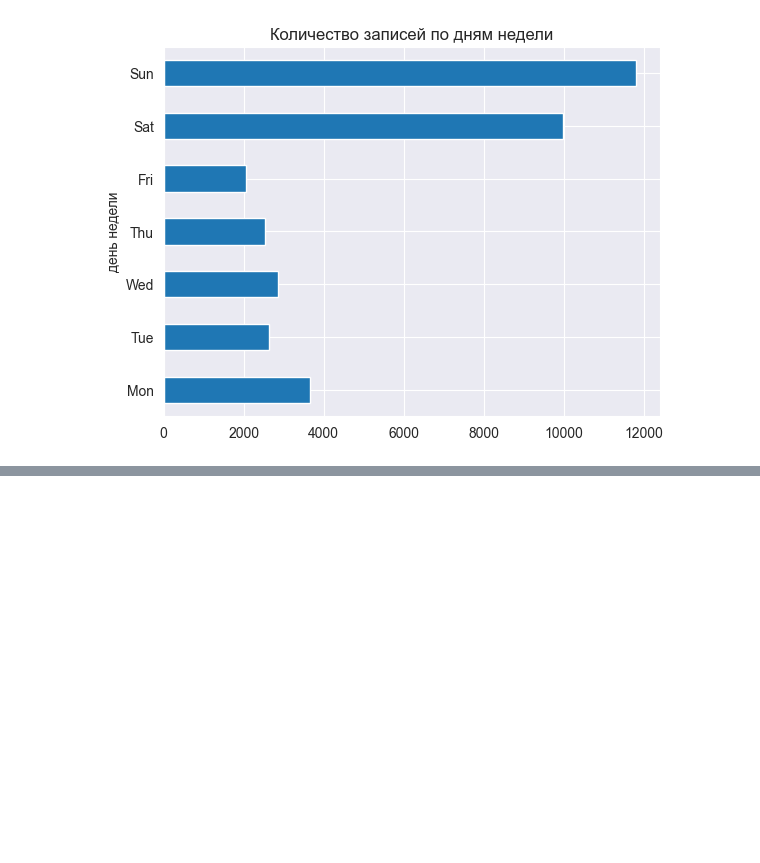
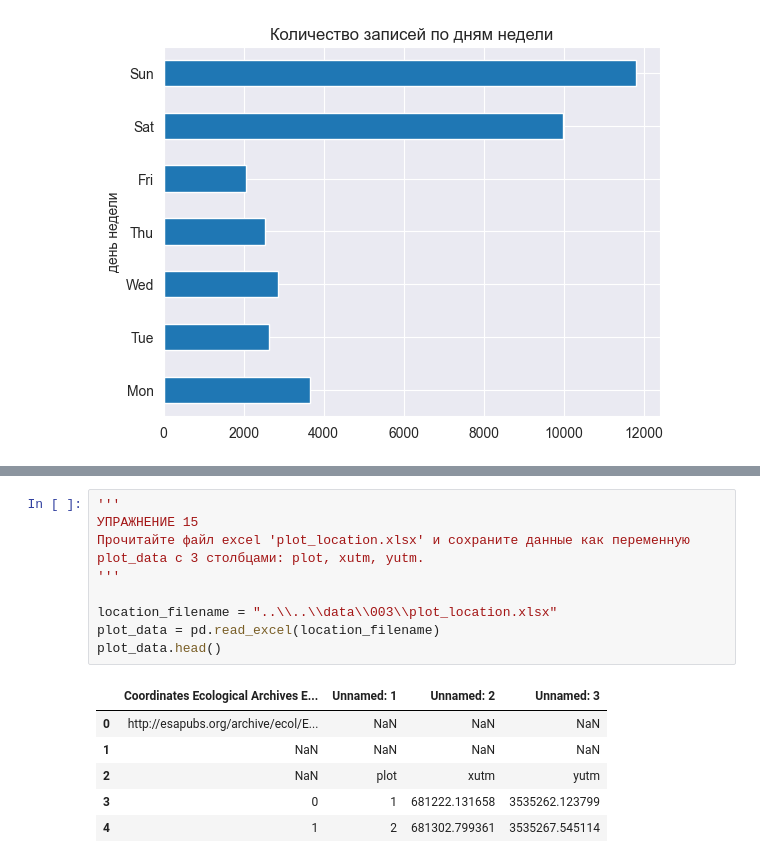
Before and after one commit to afedyanin/msu-data-analysis, a Jupyter notebook: notebooks/msu/ad-task-003.ipynb, the cells around one changed output, grey strips where cells are left out. Drawn from its saved outputs; the diff is of its cells as text; blank space fills up the shorter version.

```diff
--- a/notebooks/msu/ad-task-003.ipynb
+++ b/notebooks/msu/ad-task-003.ipynb
@@ -272,0 +296,16 @@ KeyError: 'False: boolean label can not be used without a boolean index'
+# %%
+'''
+УПРАЖНЕНИЕ 15
+Прочитайте файл excel 'plot_location.xlsx' и сохраните данные как переменную plot_data с 3 столбцами: plot, xutm, yutm.
+'''
+
+location_filename = "..\\..\\data\\003\\plot_location.xlsx"
+plot_data = pd.read_excel(location_filename)
+plot_data.head()
+# %% [output]
+|  | Coordinates Ecological Archives E... | Unnamed: 1 | Unnamed: 2 | Unnamed: 3 |
+| 0 | http://esapubs.org/archive/ecol/E... | NaN | NaN | NaN |
+| 1 | NaN | NaN | NaN | NaN |
+| 2 | NaN | plot | xutm | yutm |
+| 3 | 0 | 1 | 681222.131658 | 3535262.123799 |
+| 4 | 1 | 2 | 681302.799361 | 3535267.545114 |
```
Also changed, not shown: parts of 5 cells of this notebook.
